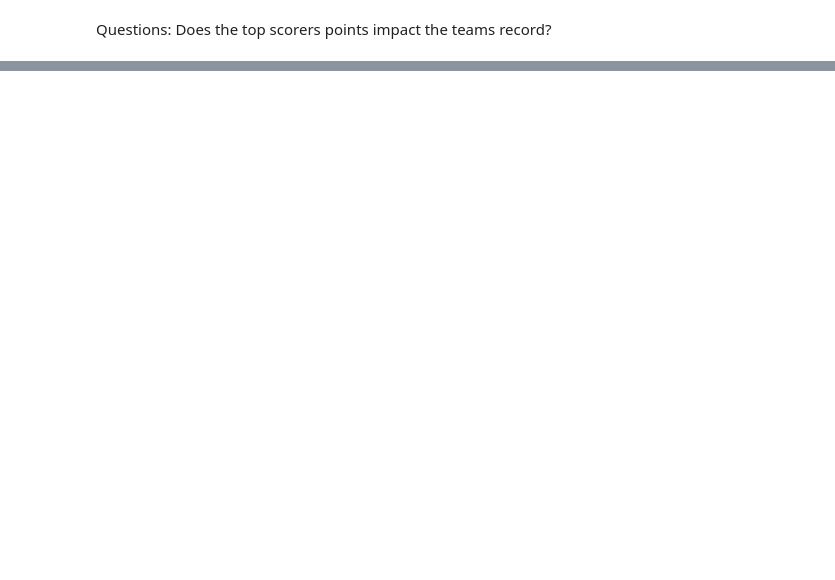
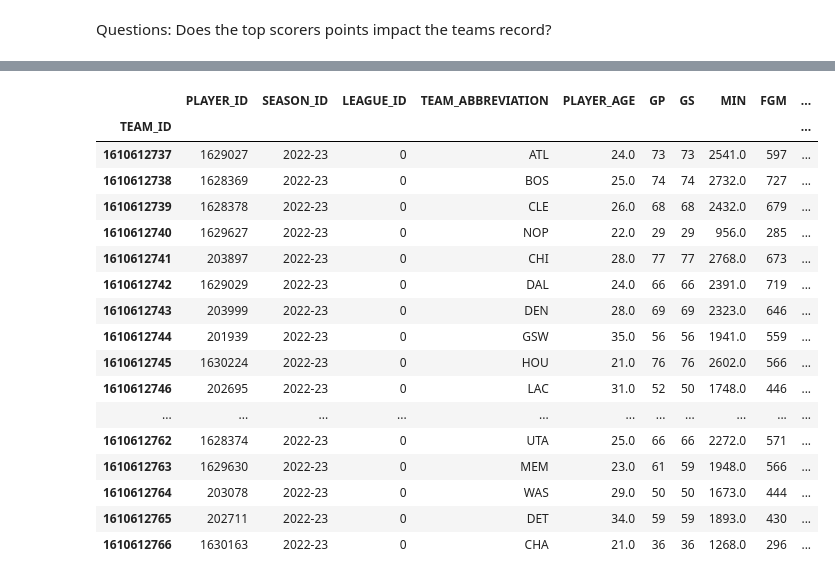
Before and after one commit to frate3/NBA, a Jupyter notebook: NBA capstone updated.ipynb, the cells around one changed output, grey strips where cells are left out. Cells and saved outputs as stored; diff of their text form; code cells hidden in the pictures; blank space fills up the shorter version.

```diff
--- a/NBA capstone updated.ipynb
+++ b/NBA capstone updated.ipynb
@@ -1,6 +1,7 @@
 # %%
 import pandas as pd
 import numpy as np
+import matplotlib.pyplot as plt
 from time import sleep
 
 from sklearn.linear_model import LinearRegression
@@ -9,6 +10,9 @@ from sklearn.model_selection import train_test_split
 from nba_api.stats.static.players import get_players, get_active_players
 from nba_api.stats.static.teams import get_teams
 from nba_api.stats.endpoints import leaguestandings, playercareerstats
+
+pd.set_option('display.max_rows', 500)
+pd.set_option('display.max_columns',500)
 # %%
 #TODO make in csv and read_csv
 all_teams = pd.DataFrame(get_teams())
@@ -72,0 +84,21 @@ Name: 0, dtype: object
+# %%
+top_players
+# %% [output]
+|  | PLAYER_ID | SEASON_ID | LEAGUE_ID | TEAM_ABBREVIATION | PLAYER_AGE | GP | GS | MIN | FGM | ... |
+| TEAM_ID |  |  |  |  |  |  |  |  |  | ... |
+| 1610612737 | 1629027 | 2022-23 | 0 | ATL | 24.0 | 73 | 73 | 2541.0 | 597 | ... |
+| 1610612738 | 1628369 | 2022-23 | 0 | BOS | 25.0 | 74 | 74 | 2732.0 | 727 | ... |
+| 1610612739 | 1628378 | 2022-23 | 0 | CLE | 26.0 | 68 | 68 | 2432.0 | 679 | ... |
+| 1610612740 | 1629627 | 2022-23 | 0 | NOP | 22.0 | 29 | 29 | 956.0 | 285 | ... |
+| 1610612741 | 203897 | 2022-23 | 0 | CHI | 28.0 | 77 | 77 | 2768.0 | 673 | ... |
+| 1610612742 | 1629029 | 2022-23 | 0 | DAL | 24.0 | 66 | 66 | 2391.0 | 719 | ... |
+| 1610612743 | 203999 | 2022-23 | 0 | DEN | 28.0 | 69 | 69 | 2323.0 | 646 | ... |
+| 1610612744 | 201939 | 2022-23 | 0 | GSW | 35.0 | 56 | 56 | 1941.0 | 559 | ... |
+| 1610612745 | 1630224 | 2022-23 | 0 | HOU | 21.0 | 76 | 76 | 2602.0 | 566 | ... |
+| 1610612746 | 202695 | 2022-23 | 0 | LAC | 31.0 | 52 | 50 | 1748.0 | 446 | ... |
+| ... | ... | ... | ... | ... | ... | ... | ... | ... | ... | ... |
+| 1610612762 | 1628374 | 2022-23 | 0 | UTA | 25.0 | 66 | 66 | 2272.0 | 571 | ... |
+| 1610612763 | 1629630 | 2022-23 | 0 | MEM | 23.0 | 61 | 59 | 1948.0 | 566 | ... |
+| 1610612764 | 203078 | 2022-23 | 0 | WAS | 29.0 | 50 | 50 | 1673.0 | 444 | ... |
+| 1610612765 | 202711 | 2022-23 | 0 | DET | 34.0 | 59 | 59 | 1893.0 | 430 | ... |
+| 1610612766 | 1630163 | 2022-23 | 0 | CHA | 21.0 | 36 | 36 | 1268.0 | 296 | ... |
```
Also changed, not shown: parts of 6 cells of this notebook.
